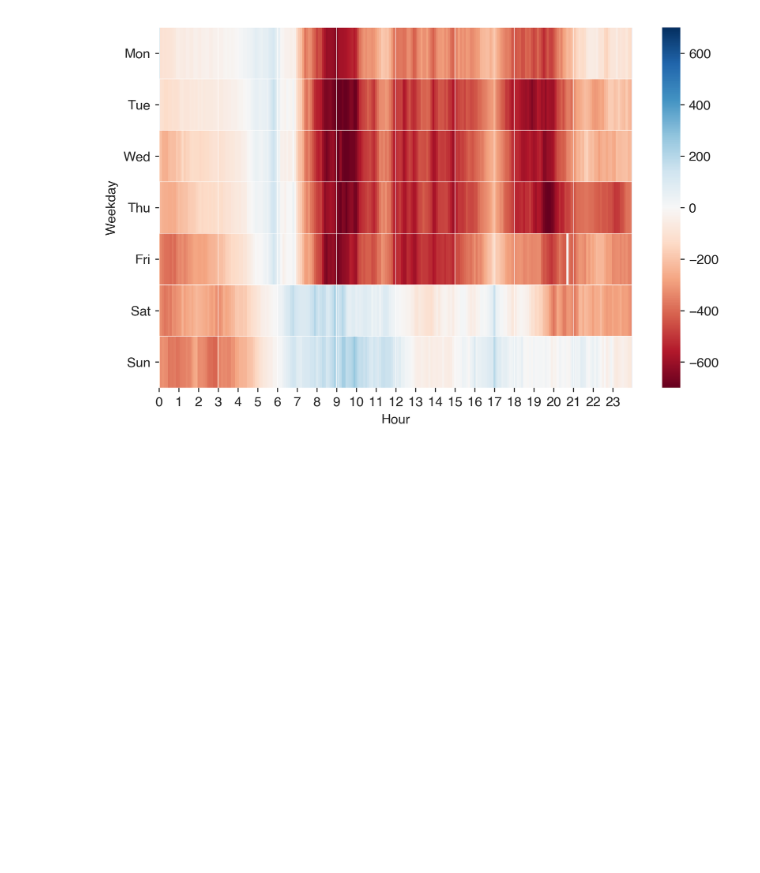
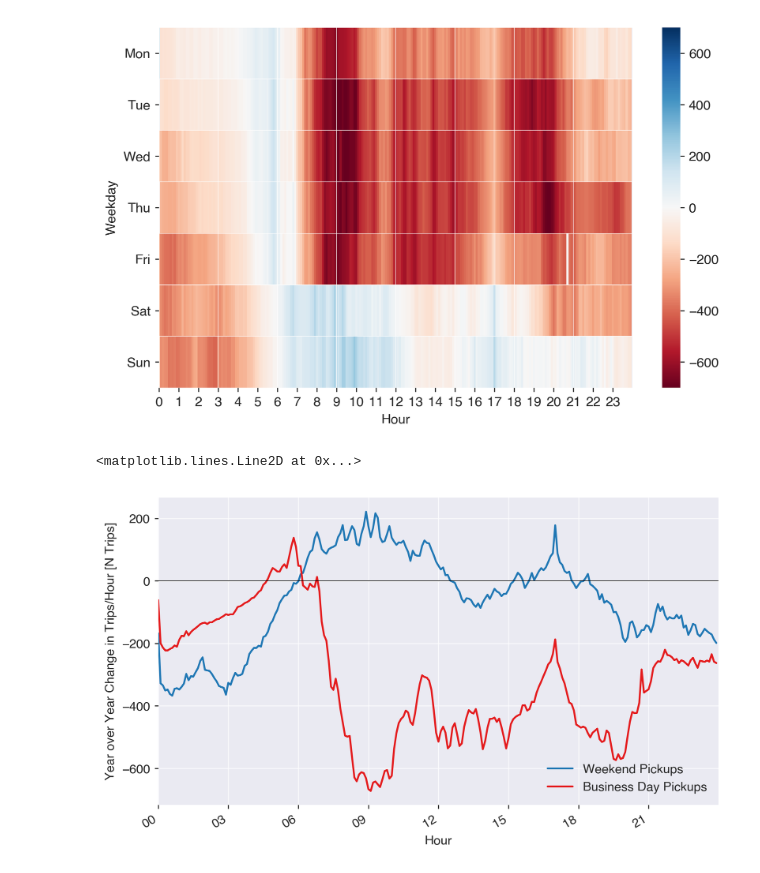
Before and after one commit to r-shekhar/NYC-transport, a Jupyter notebook: 15_dataframe_analysis/TaxiTemporalHeatmaps.ipynb, the cells around one changed output. Drawn from its saved outputs; the diff is of its cells as text; code cells hidden in the pictures; blank space fills up the shorter version.

Commit message:
Change in trips temporal patterns

```diff
--- a/15_dataframe_analysis/TaxiTemporalHeatmaps.ipynb
+++ b/15_dataframe_analysis/TaxiTemporalHeatmaps.ipynb
@@ -407,3 +386,28 @@ plt.xlim(0, 240)
 # %% [output]
 (0, 240)
 [figure]
+# %%
+# plt.plot(pd.date_range('00:00', '23:54', freq='6T').values, (pickup_counts)[:, :5])
+
+xv = pd.date_range('00:00', '23:54', freq='6T').values
+
+plt.plot(xv, np.mean((pickup_trends)[:, 5:], axis=1), label='Weekend Pickups')
+plt.plot(xv, np.mean((pickup_trends)[:, :5], axis=1), label='Business Day Pickups', color='#e41a1c')
+
+# plt.plot(pd.date_range('00:00', '23:54', freq='6T').values, np.mean((dropoff_counts)[:, :5], axis=1), label='Business Day Pickups')
+# plt.plot(pd.date_range('00:00', '23:54', freq='6T').values, np.mean((dropoff_counts)[:, 5:], axis=1), label='Weekend Pickups')
+
+plt.gcf().set_size_inches(8, 5)
+plt.xlim('00:00', '23:59')
+plt.legend(loc='lower right')
+plt.gcf().autofmt_xdate()
+plt.gca().xaxis.set_ticks(pd.date_range('00:00', '23:54', freq='3H').values)
+plt.gca().xaxis.set_ticklabels(pd.date_range('00:00', '23:54', freq='3H').strftime('%H'))
+# plt.ylim(0, 37000)
+
+plt.xlabel("Hour")
+plt.ylabel("Year over Year Change in Trips/Hour [N Trips]")
+plt.axhline(0, color='k', lw=0.4)
+# %% [output]
+<matplotlib.lines.Line2D at 0x...>
+[figure, added]
```
Also changed, not shown: parts of 1 cell of this notebook.
